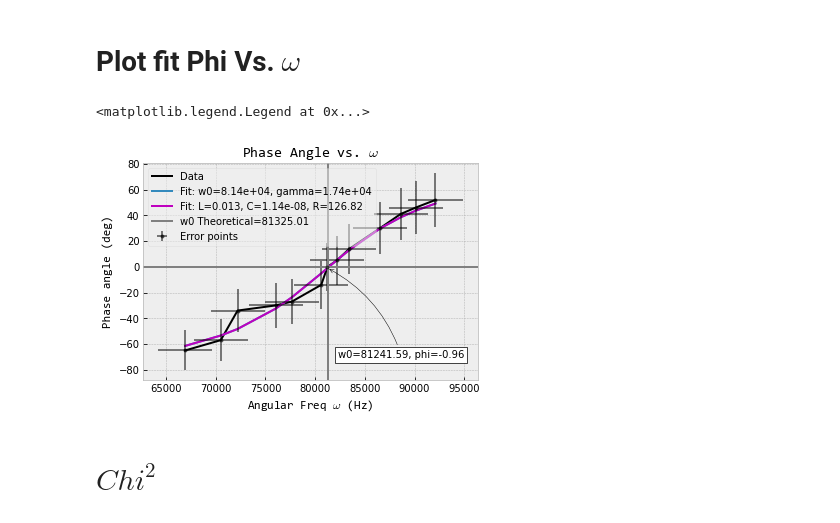
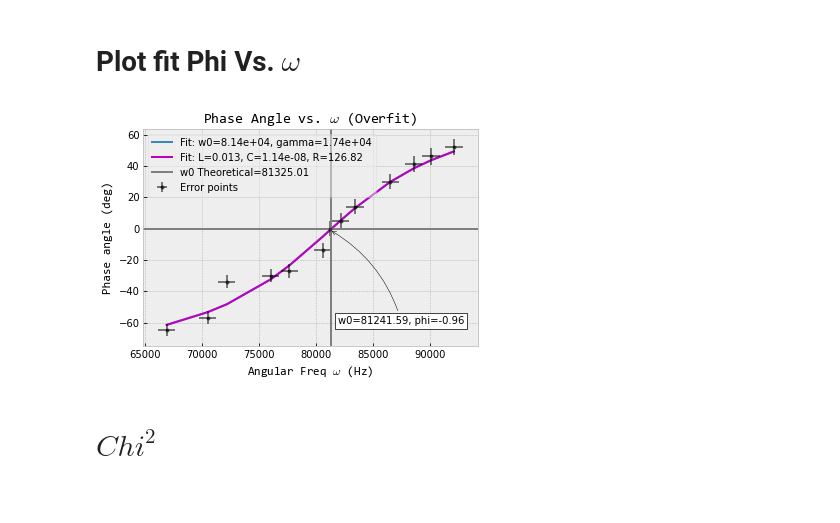
Before and after one commit to Drixitel/134-Lab-Spring-2023, a Jupyter notebook: Code/Chaos/FinalRCLAnalysis.ipynb, the cells around one changed output. Cells and saved outputs as stored; diff of their text form; code cells hidden in the pictures.

```diff
--- a/Code/Chaos/FinalRCLAnalysis.ipynb
+++ b/Code/Chaos/FinalRCLAnalysis.ipynb
@@ -202,3 +202,22 @@ Timdiffsig = RCLdata['TDSig s']
 phi2 = Phasedeg(Timdiff,Period) # missing negastives
 phi2var = PhaseVardeg(Timdiff,Timdiffsig, Period, Periodsig)
 phistd = np.sqrt(phi2var)
+# %%
+#style
+hfont = {'fontname':'Consolas'}
+plt.figure()
+plt.style.use('bmh')
+
+plt.plot(Freq,Vout, color= 'gray')
+plt.errorbar(Freq,Vout,xerr=FreqSig, yerr=VoutSig, label = 'Error points', fmt = '.', color= 'black')
+
+
+#Labels
+plt.title("Amplitude vs. Frequency (f) ", **hfont)
+plt.ylabel("Amplitude Vout (V)", **hfont)
+plt.xlabel("Freqquency (Hz)", **hfont)
+plt.axvline(f0, color ='gray', label =f'w0 Theoretical ={f0:.2f}')
+
+plt.legend(loc =2,fancybox=True, framealpha=0.5)
+
+plt.savefig("AmpVsfreq.png", bbox_inches='tight')
@@ -204,0 +226,18 @@ phistd = np.sqrt(phi2var)
+# %%
+#style
+hfont = {'fontname':'Consolas'}
+plt.figure()
+plt.style.use('bmh')
+
+plt.plot(Freq,Phi, color= 'gray')
+plt.errorbar(Freq,Phi,xerr=FreqSig, yerr=phistd, label = 'Error points', fmt = '.', color= 'black')
+
+
+#Labels
+plt.title("Phase vs. Frequency (f) ", **hfont)
+plt.ylabel("Phase Angle (deg)", **hfont)
+plt.xlabel("Freqquency (Hz)", **hfont)
+
+plt.legend(loc =2,fancybox=True, framealpha=0.5)
+
+plt.savefig("PhiVsFreq.png", bbox_inches='tight')
@@ -426,39 +466,37 @@ def annot_max(x,y, ax=None):
     text= "w0={:.2f}, phi={:.2f}".format(x, y)
     if not ax:
         ax=plt.gca()
     bbox_props = dict(boxstyle="square,pad=0.3", fc="w", ec="k", lw=0.72)
     arrowprops=dict(arrowstyle="->",connectionstyle="arc3,rad=.2", color='black')
     kw = dict(xycoords='data',textcoords="axes fraction",
               arrowprops=arrowprops, bbox=bbox_props, ha="right", va="top")
     ax.annotate(text, xy=(x, y), xytext=(0.96,0.14), **kw)
 
 annot_max(w[6],phifitline2[6])
 
 
 
 
 
 #plot data
-plt.plot(w,Phi, label = 'Data', color = 'black')
 plt.plot(w,phifitline, label = 'Fit: w0=%1.2e, gamma=%1.2e' % tuple(popt5))
 plt.plot(w,phifitline2, label = 'Fit: L=%1.3f, C=%1.2e, R=%1.2f' % tuple(popt6), color='m')
-plt.errorbar(w,Phi,yerr=phistd, xerr=w0sig, fmt= '.', ls = None, label= 'Error points', color = 'black', alpha =0.5)
+plt.errorbar(w,Phi,yerr=phistd, xerr=wSig, fmt= '.', ls = None, label= 'Error points', color = 'black', alpha =0.5)
 
 
 #Labels
-plt.title("Phase Angle vs. $\omega$", **hfont)
+plt.title("Phase Angle vs. $\omega$ (Overfit)", **hfont)
 plt.ylabel("Phase angle (deg)", **hfont)
 plt.xlabel("Angular Freq $\omega$ (Hz)", **hfont)
 plt.axvline(w0, color ='gray', label =f'w0 Theoretical={w0:.2f}')
 plt.axhline(0, color ='gray')
 
 plt.legend(fancybox=True, framealpha=0.5)
 
 
-# plt.savefig("PhiVsOmega.png", bbox_inches='tight')
+plt.savefig("PhiVsOmega.png", bbox_inches='tight')
 # %% [output]
-<matplotlib.legend.Legend at 0x...>
-[figure, old version]
+[figure, new version]
 # %% [markdown]
 # $Chi^2$
 # %%
```
Also changed, not shown: parts of 8 cells of this notebook, 11 other files.
